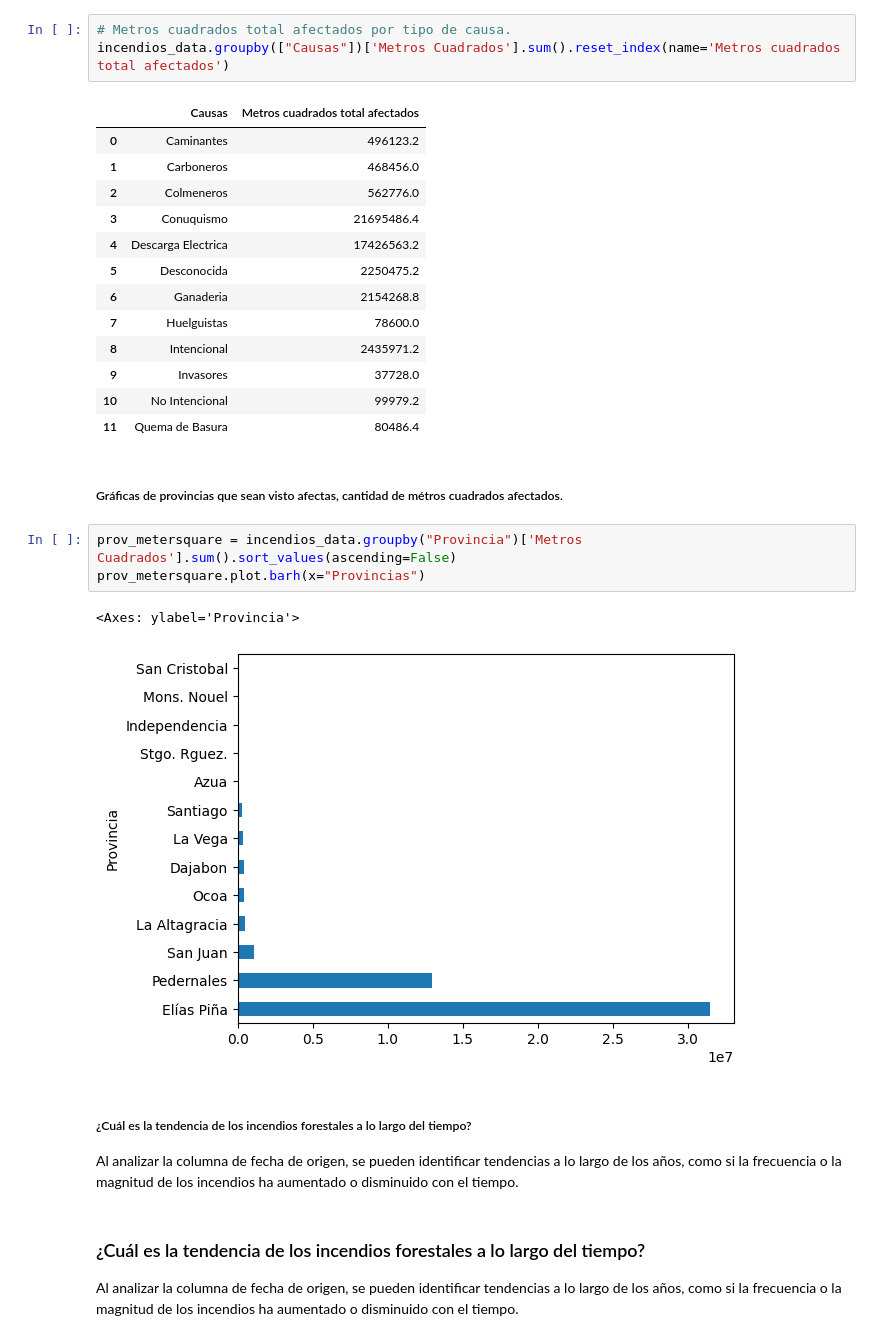
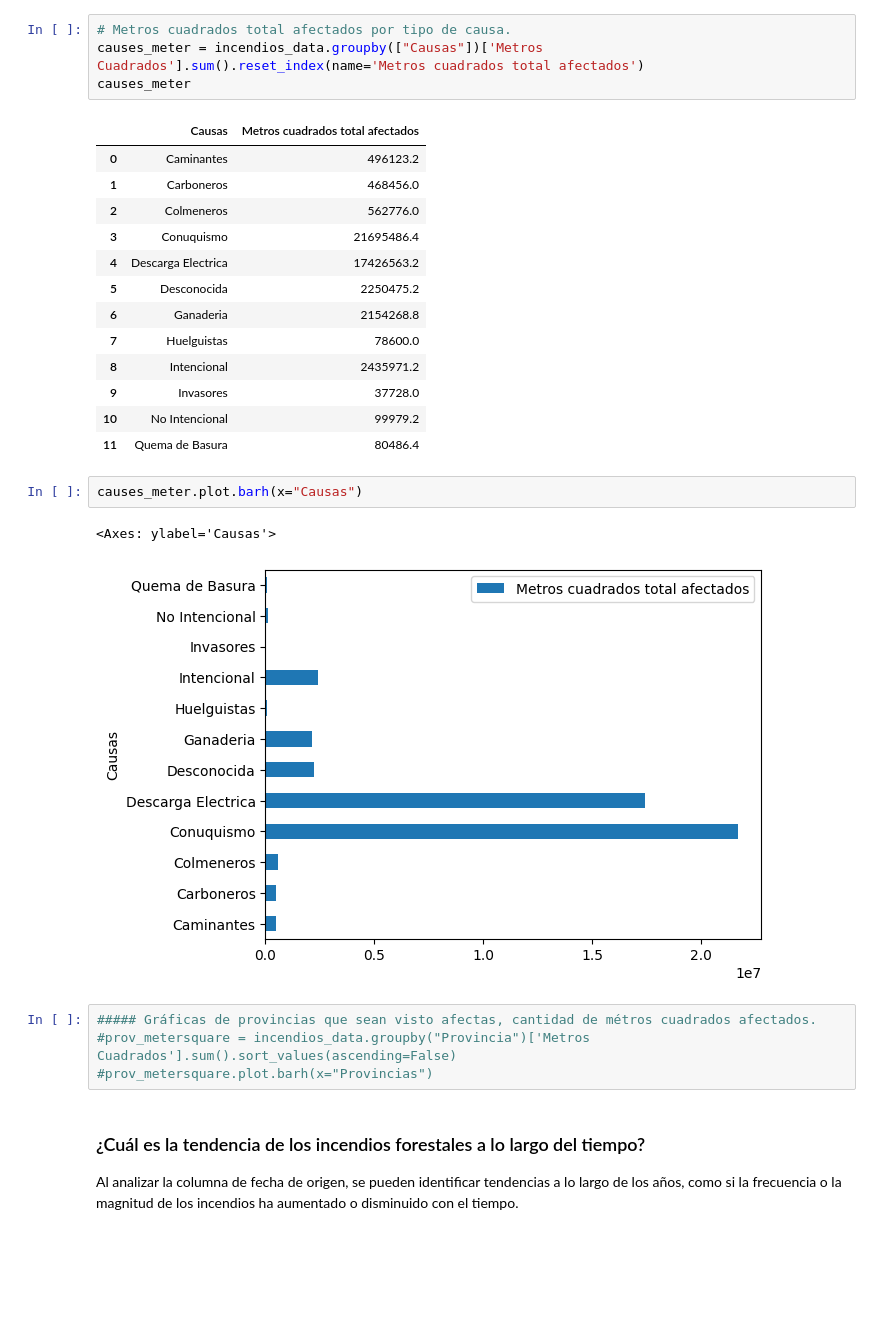
Before and after one commit to Edwinroman30/sic-forest-fire-rd, a Jupyter notebook: notebooks/forest-fire-questions-5-6.ipynb, the cells around one changed output. Cells and saved outputs as stored; diff of their text form; blank space fills up the shorter version.

```diff
--- a/notebooks/forest-fire-questions-5-6.ipynb
+++ b/notebooks/forest-fire-questions-5-6.ipynb
@@ -89,7 +88,8 @@ Name: Duracion Promedio Ext., dtype: timedelta64[ns]
 ##### Metros cuadrados totales afectados por tipo de causa.
 # %%
 # Metros cuadrados total afectados por tipo de causa.
-incendios_data.groupby(["Causas"])['Metros Cuadrados'].sum().reset_index(name='Metros cuadrados total afectados')
+causes_meter = incendios_data.groupby(["Causas"])['Metros Cuadrados'].sum().reset_index(name='Metros cuadrados total afectados')
+causes_meter
 # %% [output]
 |  | Causas | Metros cuadrados total afectados |
 | 0 | Caminantes | 496123.2 |
@@ -104,18 +104,15 @@ incendios_data.groupby(["Causas"])['Metros Cuadrados'].sum().reset_index(name='M
 | 9 | Invasores | 37728.0 |
 | 10 | No Intencional | 99979.2 |
 | 11 | Quema de Basura | 80486.4 |
-# %% [markdown]
-##### Gráficas de provincias que sean visto afectas, cantidad de métros cuadrados afectados.
+# %%
+causes_meter.plot.barh(x="Causas")
+# %% [output]
+<Axes: ylabel='Causas'>
+[figure, added]
 # %%
-prov_metersquare = incendios_data.groupby("Provincia")['Metros Cuadrados'].sum().sort_values(ascending=False)
-prov_metersquare.plot.barh(x="Provincias")
+##### Gráficas de provincias que sean visto afectas, cantidad de métros cuadrados afectados.
+#prov_metersquare = incendios_data.groupby("Provincia")['Metros Cuadrados'].sum().sort_values(ascending=False)
+#prov_metersquare.plot.barh(x="Provincias")
-# %% [output]
-<Axes: ylabel='Provincia'>
-[figure, removed]
-# %% [markdown]
-##### ¿Cuál es la tendencia de los incendios forestales a lo largo del tiempo?
-
-Al analizar la columna de fecha de origen, se pueden identificar tendencias a lo largo de los años, como si la frecuencia o la magnitud de los incendios ha aumentado o disminuido con el tiempo.
 # %% [markdown]
 ### ¿Cuál es la tendencia de los incendios forestales a lo largo del tiempo?
 
```
Also changed, not shown: parts of 8 cells of this notebook.
